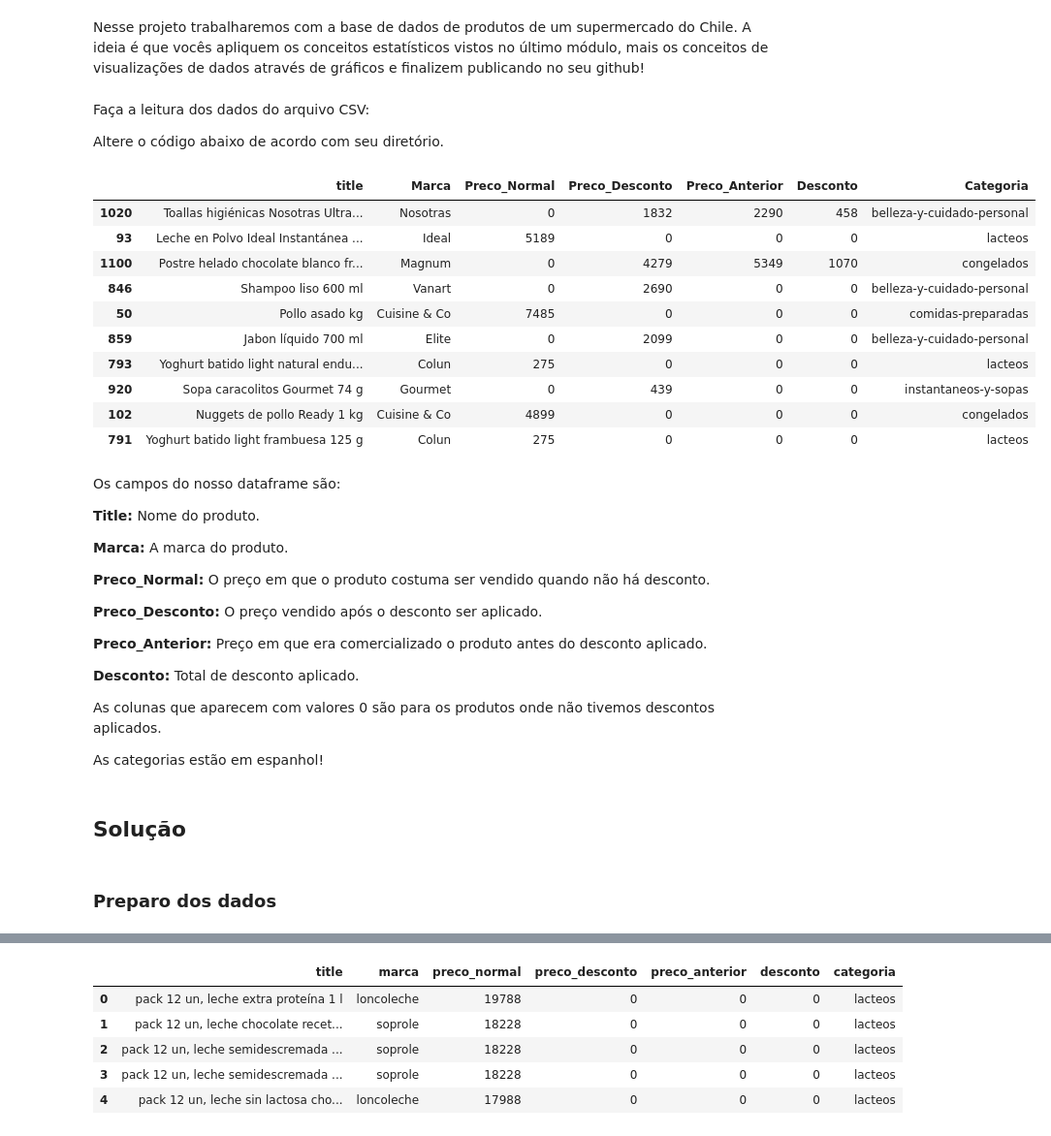
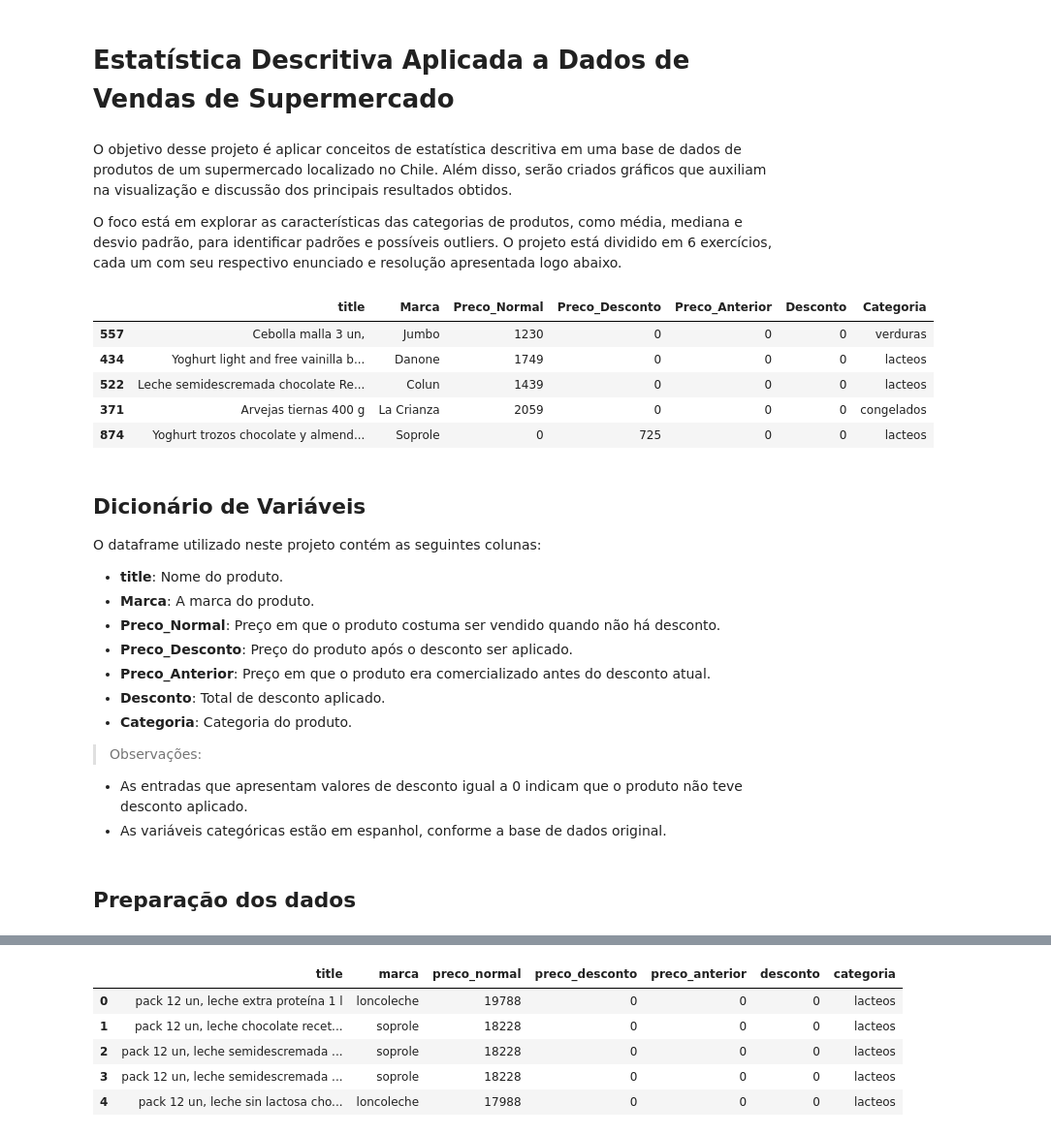
Before and after one commit to gracielarozza/estatistica_basica_supermercado, a Jupyter notebook: estatistica_basica_supermercado.ipynb, the cells around one changed output, grey strips where cells are left out. Shown at 97% size. Cells and saved outputs as stored; diff of their text form; code cells hidden in the pictures.

Commit message:
atualização de arquivos

```diff
--- a/estatistica_basica_supermercado.ipynb
+++ b/estatistica_basica_supermercado.ipynb
@@ -3,64 +1,42 @@
-# %% [markdown]
-Nesse projeto trabalharemos com a base de dados de produtos de um supermercado do Chile.
-A ideia é que vocês apliquem os conceitos estatísticos vistos no último módulo, mais os conceitos de visualizações de dados através de gráficos e finalizem publicando no seu github!
+# %% [markdown]
+# Estatística Descritiva Aplicada a Dados de Vendas de Supermercado
+# %% [markdown]
+O objetivo desse projeto é aplicar conceitos de estatística descritiva em uma base de dados de produtos de um supermercado localizado no Chile. Além disso, serão criados gráficos que auxiliam na visualização e discussão dos principais resultados obtidos.
+
+O foco está em explorar as características das categorias de produtos, como média, mediana e desvio padrão, para identificar padrões e possíveis outliers. O projeto está dividido em 6 exercícios, cada um com seu respectivo enunciado e resolução apresentada logo abaixo.
 # %%
 import pandas as pd
 import matplotlib.pyplot as plt
 import seaborn as sns
 import plotly.express as px
-# %% [markdown]
-Faça a leitura dos dados do arquivo CSV:
-
-
-Altere o código abaixo de acordo com seu diretório.
 # %%
-df = pd.read_csv('/content/MODULO13_PROJETOFINAL_BASE_SUPERMERCADO.csv')
-df.sample(10)
+df = pd.read_csv('/content/base_supermercado.csv')
+df.sample(5)
 # %% [output]
 |  | title | Marca | Preco_Normal | Preco_Desconto | Preco_Anterior | Desconto | Categoria |
-| 1020 | Toallas higiénicas Nosotras Ultra... | Nosotras | 0 | 1832 | 2290 | 458 | belleza-y-cuidado-personal |
-| 93 | Leche en Polvo Ideal Instantánea ... | Ideal | 5189 | 0 | 0 | 0 | lacteos |
-| 1100 | Postre helado chocolate blanco fr... | Magnum | 0 | 4279 | 5349 | 1070 | congelados |
-| 846 | Shampoo liso 600 ml | Vanart | 0 | 2690 | 0 | 0 | belleza-y-cuidado-personal |
-| 50 | Pollo asado kg | Cuisine & Co | 7485 | 0 | 0 | 0 | comidas-preparadas |
-| 859 | Jabon líquido 700 ml | Elite | 0 | 2099 | 0 | 0 | belleza-y-cuidado-personal |
-| 793 | Yoghurt batido light natural endu... | Colun | 275 | 0 | 0 | 0 | lacteos |
-| 920 | Sopa caracolitos Gourmet 74 g | Gourmet | 0 | 439 | 0 | 0 | instantaneos-y-sopas |
-| 102 | Nuggets de pollo Ready 1 kg | Cuisine & Co | 4899 | 0 | 0 | 0 | congelados |
-| 791 | Yoghurt batido light frambuesa 125 g | Colun | 275 | 0 | 0 | 0 | lacteos |
+| 557 | Cebolla malla 3 un, | Jumbo | 1230 | 0 | 0 | 0 | verduras |
+| 434 | Yoghurt light and free vainilla b... | Danone | 1749 | 0 | 0 | 0 | lacteos |
+| 522 | Leche semidescremada chocolate Re... | Colun | 1439 | 0 | 0 | 0 | lacteos |
+| 371 | Arvejas tiernas 400 g | La Crianza | 2059 | 0 | 0 | 0 | congelados |
+| 874 | Yoghurt trozos chocolate y almend... | Soprole | 0 | 725 | 0 | 0 | lacteos |
 # %% [markdown]
-Os campos do nosso dataframe são:
+## Dicionário de Variáveis
 
-**Title:** Nome do produto.
+O dataframe utilizado neste projeto contém as seguintes colunas:
 
+- **title**: Nome do produto.
+- **Marca**: A marca do produto.
+- **Preco_Normal**: Preço em que o produto costuma ser vendido quando não há desconto.
+- **Preco_Desconto**: Preço do produto após o desconto ser aplicado.
+- **Preco_Anterior**: Preço em que o produto era comercializado antes do desconto atual.
+- **Desconto**: Total de desconto aplicado.
+- **Categoria**: Categoria do produto.
 
-**Marca:** A marca do produto.
-
-
-**Preco_Normal:** O preço em que o produto costuma ser vendido quando não há desconto.
-
-
-**Preco_Desconto:** O preço vendido após o desconto ser aplicado.
-
-
-**Preco_Anterior:** Preço em que era comercializado o produto antes do desconto aplicado.
-
-
-**Desconto:** Total de desconto aplicado.
-
-
-
-
-
-
-As colunas que aparecem com valores 0 são para os produtos onde não tivemos descontos aplicados.
-
-
-As categorias estão em espanhol!
+> Observações:
+- As entradas que apresentam valores de desconto igual a 0 indicam que o produto não teve desconto aplicado.
+- As variáveis categóricas estão em espanhol, conforme a base de dados original.
-# %% [markdown]
-## Solução
 # %% [markdown]
-### Preparo dos dados
+## Preparação dos dados
 # %%
 # Informações básicas do DataFrame
 df.info()
```
Also changed, not shown: parts of 25 cells of this notebook, 2 other files.
